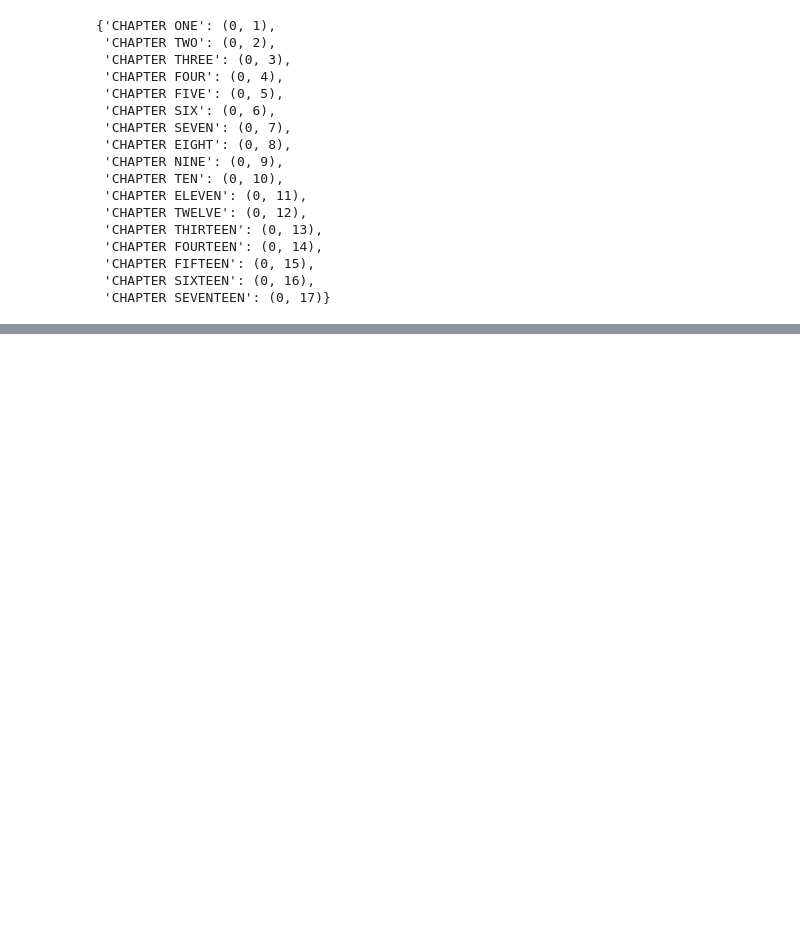
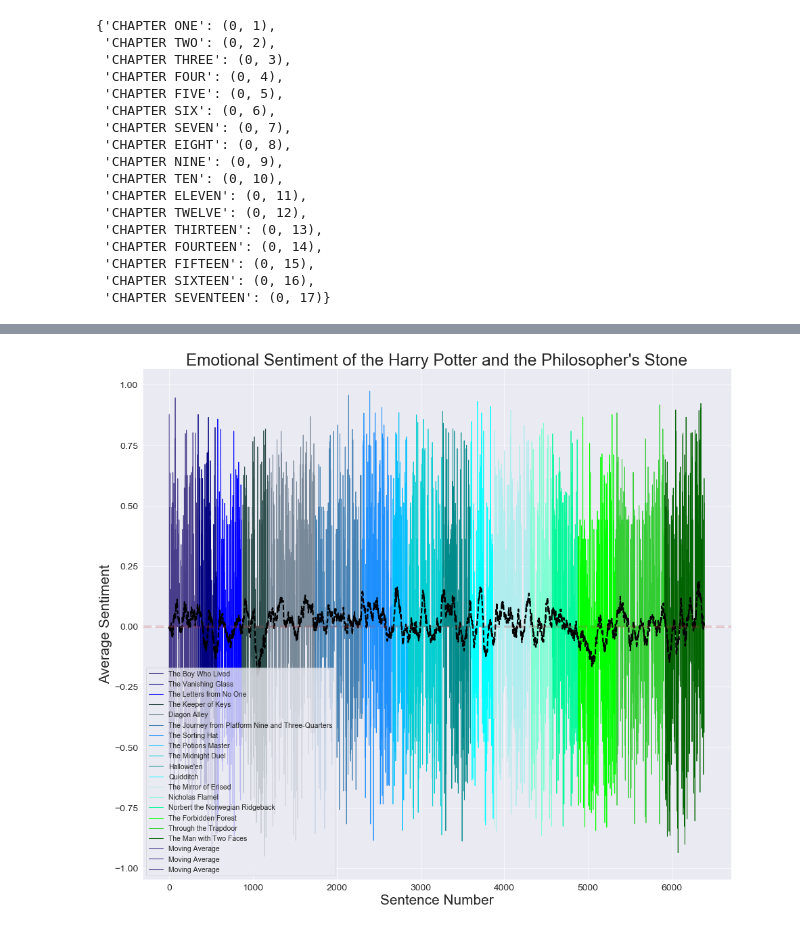
Before and after one commit to heatherjcohen/Harry-Potter-Viz, a Jupyter notebook: NLP Harry Potter.ipynb, the cells around one changed output, grey strips where cells are left out. Drawn from its saved outputs; the diff is of its cells as text; code cells hidden in the pictures; blank space fills up the shorter version.

```diff
--- a/NLP Harry Potter.ipynb
+++ b/NLP Harry Potter.ipynb
@@ -266,0 +447,54 @@ plt.show()
+# %%
+plt.figure( figsize=(20, 20), frameon=False, dpi=50)
+
+
+
+for chapter in megadf['Chapter'].unique():
+    color = megadf[megadf['Chapter']==chapter].Color[1]
+    #label = labels[chapter]
+    for index, row in megadf[megadf['Chapter']==chapter][['Compound', 'NewIndex', 'Color']].iterrows():
+        lines =plt.plot(megadf[megadf['Chapter']==chapter][['NewIndex']][index:index+2],
+                 megadf[megadf['Chapter']==chapter][['Compound']][index:index+2],
+                 color= color, label=chapternames[chapter-1]
+                )
+
+
+
+plt.plot(movingaverage(megadf['Compound'], 50), color='black',linewidth=3, linestyle='dashed', label = 'Moving Average')
+plt.axhline(y=0, xmin=0, xmax=length, alpha=.25, color='r', linestyle='--' ,linewidth=5)
+new =chapternames
+new.append('Moving Average')
+plt.legend( new[0:18],fontsize=15)
+ax = plt.gca()
+leg = ax.get_legend()
+
+leg.legendHandles[0].set_color('darkslateblue')
+leg.legendHandles[1].set_color('navy')
+leg.legendHandles[2].set_color('blue')
+leg.legendHandles[3].set_color('darkslategrey')
+leg.legendHandles[4].set_color('lightslategrey')
+leg.legendHandles[5].set_color('steelblue')
+leg.legendHandles[6].set_color('dodgerblue')
+leg.legendHandles[7].set_color('deepskyblue')
+leg.legendHandles[8].set_color('darkturquoise')
+leg.legendHandles[9].set_color('darkcyan')
+leg.legendHandles[10].set_color('cyan')
+leg.legendHandles[11].set_color('paleturquoise')
+leg.legendHandles[12].set_color('aquamarine')
+leg.legendHandles[13].set_color('mediumspringgreen')
+leg.legendHandles[14].set_color('lime')
+leg.legendHandles[15].set_color('limegreen')
+leg.legendHandles[16].set_color('darkgreen')
+
+
+
+plt.title("Emotional Sentiment of the Harry Potter and the Philosopher's Stone", fontsize=35)
+plt.xlabel('Sentence Number', fontsize=30)
+plt.ylabel('Average Sentiment', fontsize=30)
+#plt.xticks( list(range(chapternames)),chapternames, fontsize=10)
+plt.yticks(fontsize=20)
+plt.xticks(fontsize=20)
+plt.savefig('HarryPotterBookOne_Sentences_test.png')
+plt.show()
+# %% [output]
+[figure, added]
```
Also changed, not shown: parts of 12 cells of this notebook.
